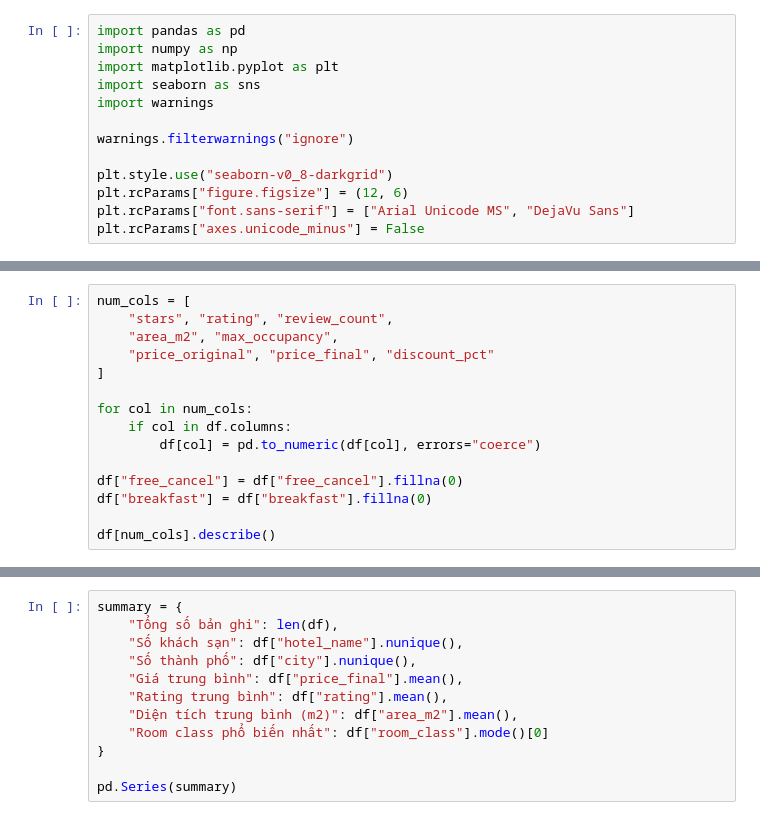
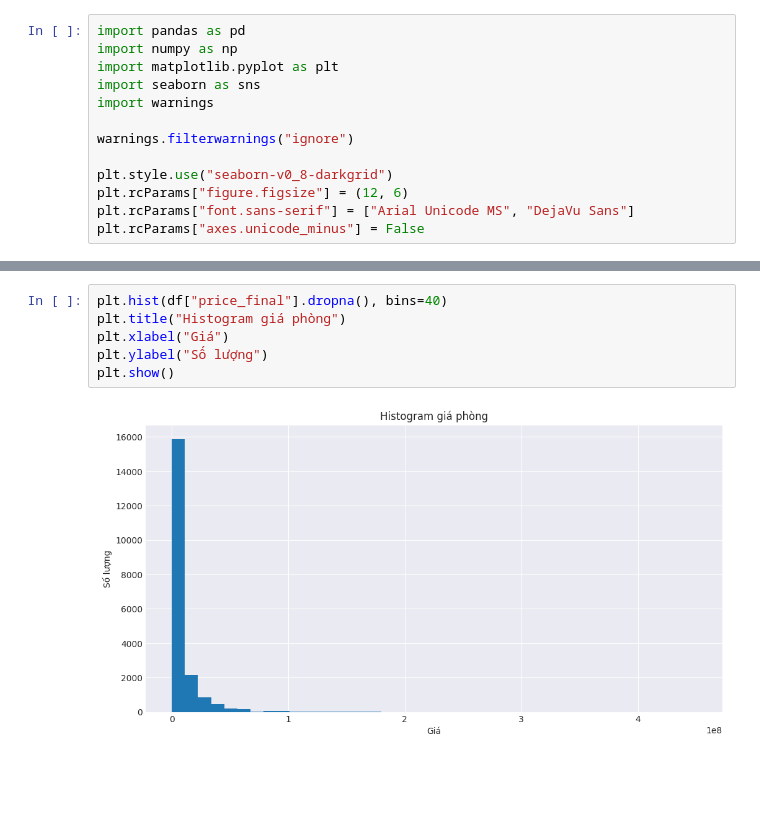
Before and after one commit to huynhnhuan777/hotel-room-classification-pipeline, a Jupyter notebook: visualize/visualize_unified_hotels_rooms.ipynb, the cells around one changed output, grey strips where cells are left out. Drawn from its saved outputs; the diff is of its cells as text; blank space fills up the shorter version.

Commit message:
Update preprocessing and visualization notebooks

```diff
--- a/visualize/visualize_unified_hotels_rooms.ipynb
+++ b/visualize/visualize_unified_hotels_rooms.ipynb
@@ -23,18 +27,3 @@ df.describe(include="all").T
-# %%
-num_cols = [
-    "stars", "rating", "review_count",
-    "area_m2", "max_occupancy",
-    "price_original", "price_final", "discount_pct"
-]
-
-for col in num_cols:
-    if col in df.columns:
-        df[col] = pd.to_numeric(df[col], errors="coerce")
-
-df["free_cancel"] = df["free_cancel"].fillna(0)
-df["breakfast"] = df["breakfast"].fillna(0)
-
-df[num_cols].describe()
 # %%
 price = df["price_final"].dropna()
 price = price[price > 0]
@@ -117,12 +93,8 @@ plt.show()
-# %%
-summary = {
-    "Tổng số bản ghi": len(df),
-    "Số khách sạn": df["hotel_name"].nunique(),
-    "Số thành phố": df["city"].nunique(),
-    "Giá trung bình": df["price_final"].mean(),
-    "Rating trung bình": df["rating"].mean(),
-    "Diện tích trung bình (m2)": df["area_m2"].mean(),
-    "Room class phổ biến nhất": df["room_class"].mode()[0]
-}
-
-pd.Series(summary)
+# %%
+plt.hist(df["price_final"].dropna(), bins=40)
+plt.title("Histogram giá phòng")
+plt.xlabel("Giá")
+plt.ylabel("Số lượng")
+plt.show()
+# %% [output]
+[figure, added]
```
Also changed, not shown: parts of 14 cells of this notebook, 16 other files.
